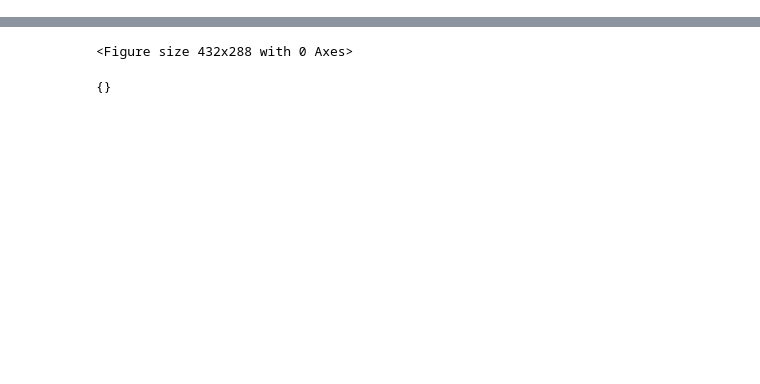
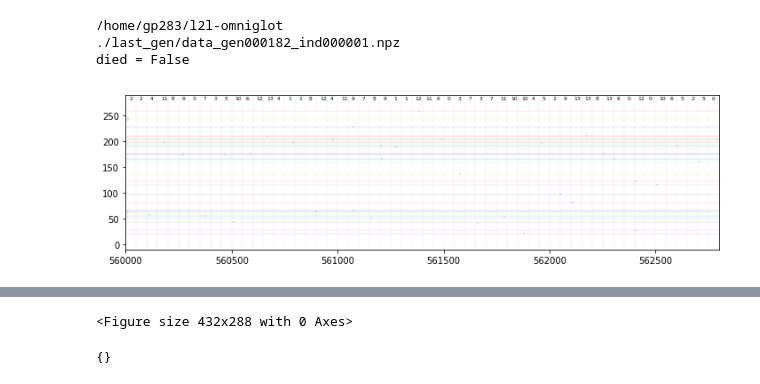
Before and after one commit to oyvinht/l2l-omniglot, a Jupyter notebook: classifier_on_outputs.ipynb, the cells around one changed output, grey strips where cells are left out. Cells and saved outputs as stored; diff of their text form; code cells hidden in the pictures; blank space fills up the shorter version.

Commit message:
Merge remote-tracking branch 'remotes/origin/master'
# Conflicts:
#	classifier_on_outputs.ipynb

```diff
--- a/classifier_on_outputs.ipynb
+++ b/classifier_on_outputs.ipynb
@@ -257,0 +223,66 @@ died = False
+# %%
+
+plt.close('all')
+
+# result_files = sorted(glob('./L2L-OMNIGLOT/run_results/*.npz'))
+result_files = sorted(glob('./last_gen/data_gen*_ind*.npz'))
+
+print(os.getcwd())
+c = ['red', 'green', 'blue', 'magenta']
+for f in [result_files[1]]:
+    print(f)
+    tmp = to_dict( np.load(f, allow_pickle=True) )
+#     print(tmp.keys())
+    print('died = {}\n'.format(tmp['died']))
+
+    sim_p = tmp['params']['sim']
+    ind_p = tmp['params']['ind']
+    recs = tmp['recs']
+    duration = sim_p['duration']
+    n_test = sim_p['test_per_class']
+    n_class = sim_p['num_classes']
+    dt = sim_p['sample_dt']
+    n_out = sim_p['output_size']
+    labels = tmp['input']['labels']
+
+#     print(sim_p)
+#     print()
+#     print(ind_p)
+
+#     print(tmp)
+
+    cmap = discrete_cmap(n_class, base_cmap='hsv')
+
+    start_t = duration - (n_test * n_class * dt)
+
+    spks = recs['output'][0]['spikes']
+    plt.figure(figsize=(10, 3))
+    ax = plt.subplot(1, 1, 1)
+
+    for s in np.arange(start_t, duration, dt):
+        plt.axvline(s, linestyle='--', color='gray', linewidth=0.1)
+        idx = int( s//dt )
+        lbl = labels[idx]
+        plt.text(s+dt//3, n_out, lbl, fontsize=6)
+
+    for nid, times in enumerate(spks):
+        ts = np.asarray(times)
+        whr = np.where(ts >= start_t)
+        for t in ts[whr]:
+            idx = int( t//dt )
+            lbl = labels[idx]
+            plt.axhline(nid, color=cmap(float(lbl)/n_class), alpha=1., linewidth=0.1)
+
+        plt.plot(ts[whr], np.ones_like(ts[whr]) * nid,
+                 marker='+', markersize=2, color='black',
+                 linestyle='none', markeredgewidth=0.1)
+    ax.set_xlim(start_t, duration)
+    ax.set_ylim(-10, n_out+10)
+    plt.tight_layout()
+    plt.savefig('test_colors.pdf')
+    plt.show()
+# %% [output]
+/home/gp283/l2l-omniglot
+./last_gen/data_gen000182_ind000001.npz
+died = False
+[figure, added]
```
Also changed, not shown: parts of 13 cells of this notebook, 2 other files.
